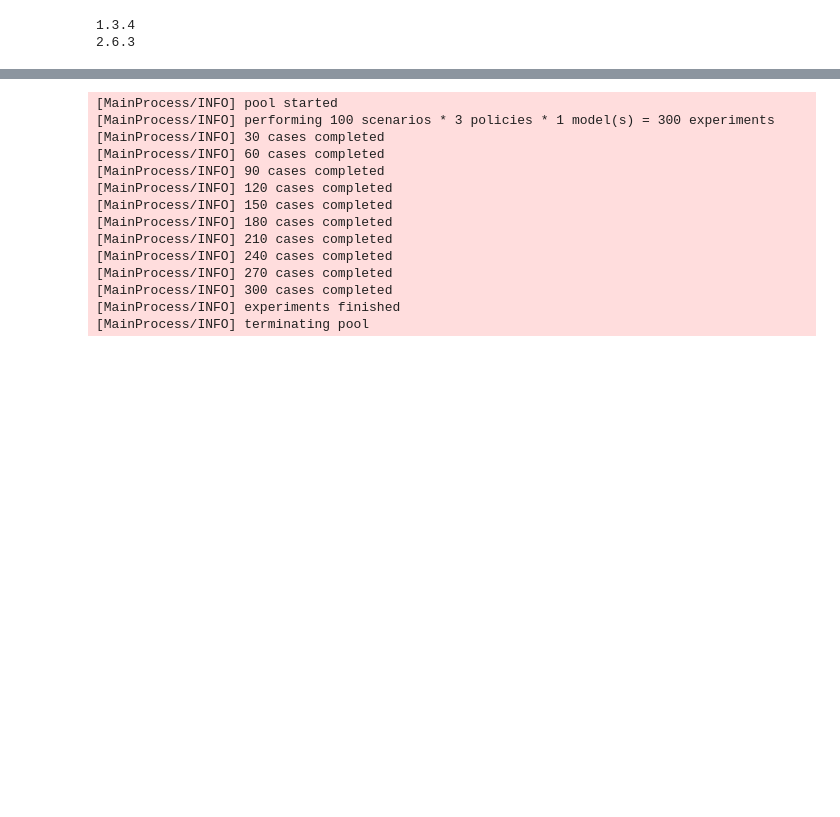
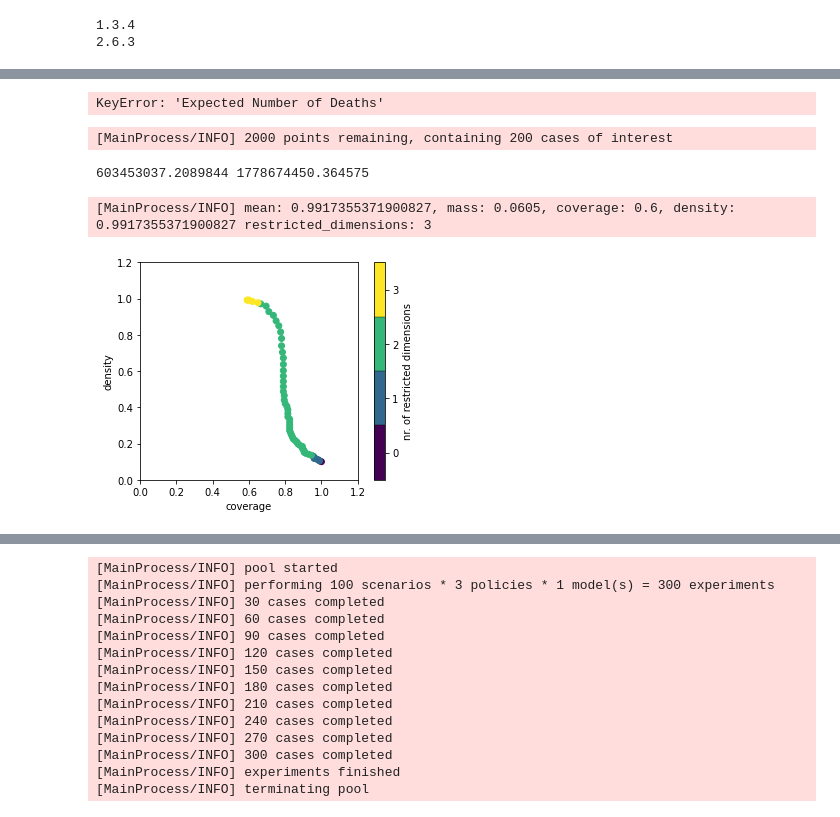
Before and after one commit to Gerdusvdl/EPA1361, a Jupyter notebook: final assignment/Problem Formulations.ipynb, the cells around one changed output, grey strips where cells are left out. Cells and saved outputs as stored; diff of their text form; code cells hidden in the pictures; blank space fills up the shorter version.

```diff
--- a/final assignment/Problem Formulations.ipynb
+++ b/final assignment/Problem Formulations.ipynb
@@ -155,0 +165,16 @@ dict_keys(['A.1 Total Costs', 'A.1_Expected Number of Deaths', 'A.2 Total Costs'
+# %%
+experiments = temp.copy(deep=True)
+
+# For A2 uncertainties
+# experiments.drop(experiments.columns[1:4], axis=1, inplace=True)
+# experiments.drop(experiments.columns[4:], axis=1, inplace=True)
+
+# For A3 uncertainties
+# experiments.drop(experiments.columns[1:7], axis=1, inplace=True)
+# experiments.drop(experiments.columns[4:], axis=1, inplace=True)
+
+experiments.drop(experiments.columns[16:], axis=1, inplace=True)
+
+# 34
+experiments.drop(columns=["A.4_Bmax", "A.4_Brate", "A.4_pfail", "A.5_Bmax", "A.5_Brate", "A.5_pfail"], inplace=True)
+experiments
@@ -155,0 +195,31 @@ dict_keys(['A.1 Total Costs', 'A.1_Expected Number of Deaths', 'A.2 Total Costs'
+# %%
+print(np.quantile(outcomes["Expected Annual Damage"], 0.1))
+
+max(outcomes["Expected Number of Deaths"])
+# %% [output]
+KeyError: 'Expected Number of Deaths'
+# %%
+from ema_workbench.analysis import prim
+
+outcome_entry = agg_outcomes["Expected Annual Damage"]
+
+x = experiments
+y_limit = np.quantile(outcome_entry, 0.9)
+print(y_limit, np.max(outcome_entry))
+# y = outcomes["RfR Total Costs"]
+y = np.array([value > y_limit for value in outcome_entry])
+# print(y)
+# print(set(np.unique(y)))
+
+# print(set(np.unique(y)) == {0, 1})
+prim_alg = prim.Prim(x, y, threshold=0.8)
+box1 = prim_alg.find_box()
+# %% [output]
+[MainProcess/INFO] 2000 points remaining, containing 200 cases of interest
+603453037.2089844 1778674450.364575
+[MainProcess/INFO] mean: 0.9917355371900827, mass: 0.0605, coverage: 0.6, density: 0.9917355371900827 restricted_dimensions: 3
+# %%
+box1.show_tradeoff()
+plt.show()
+# %% [output]
+[figure, added]
```
Also changed, not shown: parts of 13 cells of this notebook, 3 other files.
